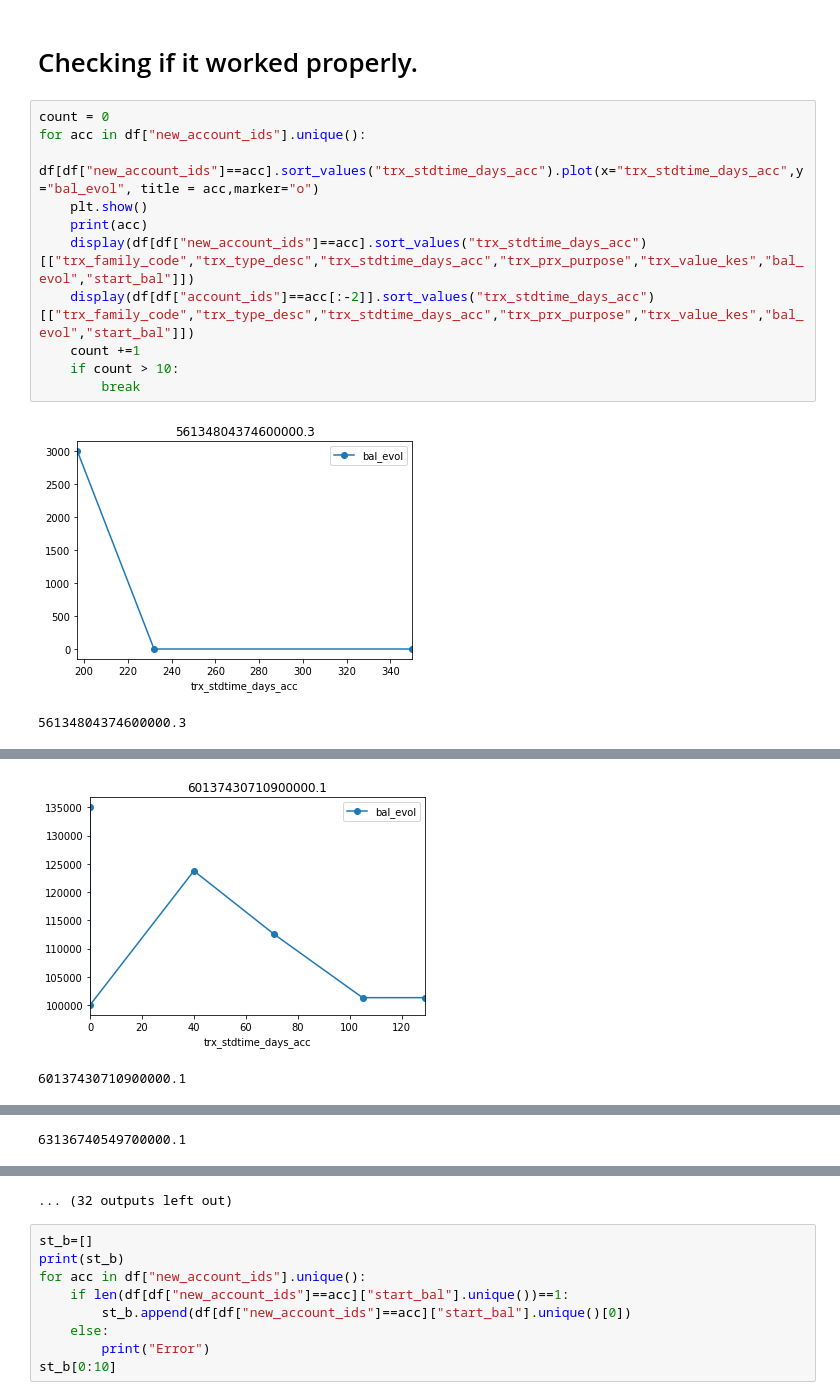
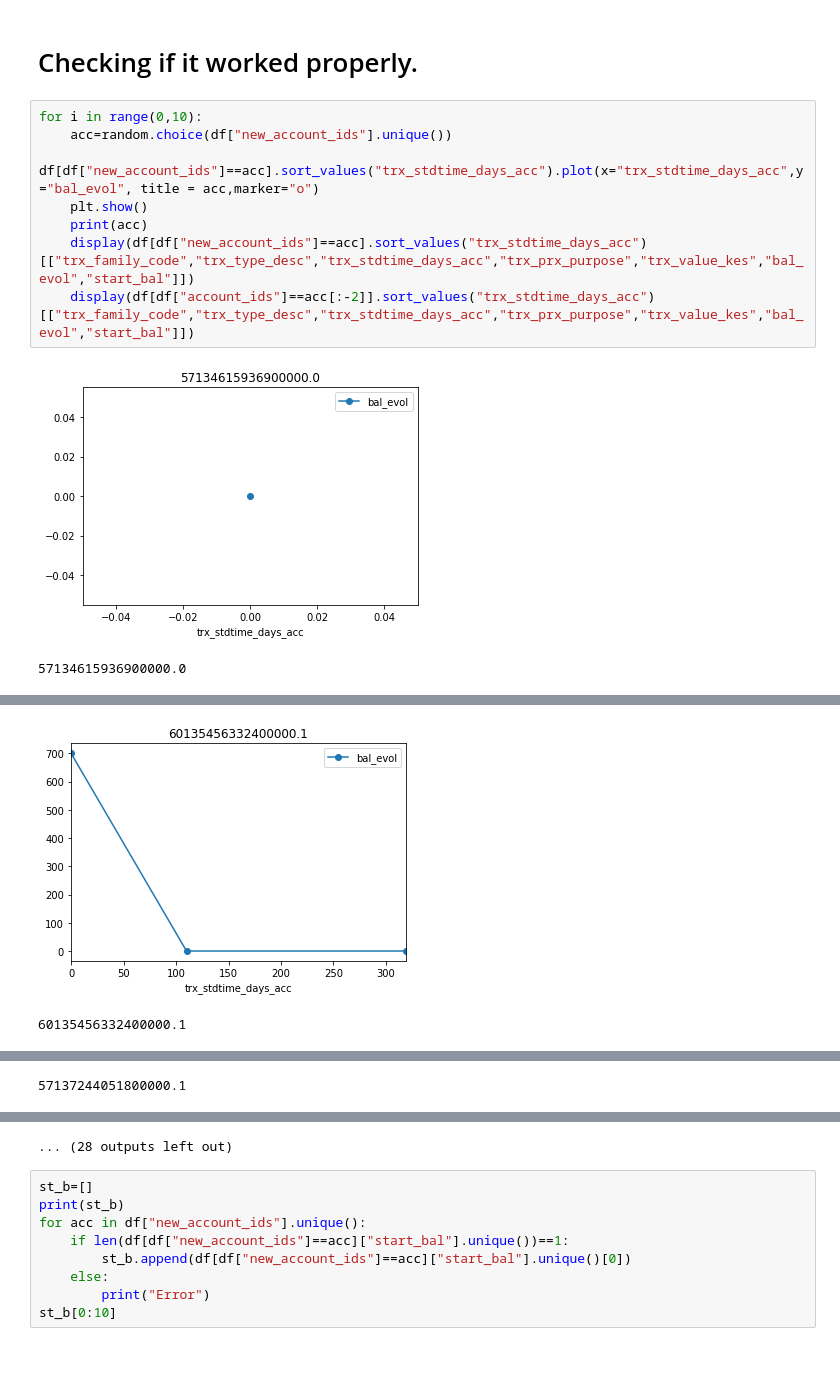
Before and after one commit to julclu/kenya_financial_diaries, a Jupyter notebook: ella/Start_Balance_Ella.ipynb, the cells around one changed output, grey strips where cells are left out. Drawn from its saved outputs; the diff is of its cells as text; blank space fills up the shorter version.

```diff
--- a/ella/Start_Balance_Ella.ipynb
+++ b/ella/Start_Balance_Ella.ipynb
@@ -132,17 +135,14 @@ df[df["account_ids"]=="59136376033300000"].sort_values("trx_stdtime_days_acc")
 # %% [markdown]
 # Checking if it worked properly.
 # %%
-count = 0
-for acc in df["new_account_ids"].unique():
+for i in range(0,10):
+    acc=random.choice(df["new_account_ids"].unique())
     df[df["new_account_ids"]==acc].sort_values("trx_stdtime_days_acc").plot(x="trx_stdtime_days_acc",y="bal_evol", title = acc,marker="o")
     plt.show()
     print(acc)
     display(df[df["new_account_ids"]==acc].sort_values("trx_stdtime_days_acc")[["trx_family_code","trx_type_desc","trx_stdtime_days_acc","trx_prx_purpose","trx_value_kes","bal_evol","start_bal"]])
     display(df[df["account_ids"]==acc[:-2]].sort_values("trx_stdtime_days_acc")[["trx_family_code","trx_type_desc","trx_stdtime_days_acc","trx_prx_purpose","trx_value_kes","bal_evol","start_bal"]])
-    count +=1
-    if count > 10:
-        break
 # %% [output]
-[figure, old version]
+[figure, new version]
-56134804374600000.3
+57134615936900000.0
 |  | trx_family_code | trx_type_desc | trx_stdtime_days_acc | trx_prx_purpose | trx_value_kes | bal_evol | ... |
@@ -161,3 +152,3 @@ for acc in df["new_account_ids"].unique():
-[figure, old version]
+[figure, new version]
-60137430710900000.1
+60135456332400000.1
 |  | trx_family_code | trx_type_desc | trx_stdtime_days_acc | trx_prx_purpose | trx_value_kes | bal_evol | ... |
@@ -178,2 +163,2 @@ for acc in df["new_account_ids"].unique():
-63136740549700000.1
+57137244051800000.1
 |  | trx_family_code | trx_type_desc | trx_stdtime_days_acc | trx_prx_purpose | trx_value_kes | bal_evol | ... |
@@ -197,4 +173,4 @@ for acc in df["new_account_ids"].unique():
-... (32 outputs left out)
+... (28 outputs left out)
 # %%
 st_b=[]
 print(st_b)
```
Also changed, not shown: parts of 7 cells of this notebook, 3 other files.
